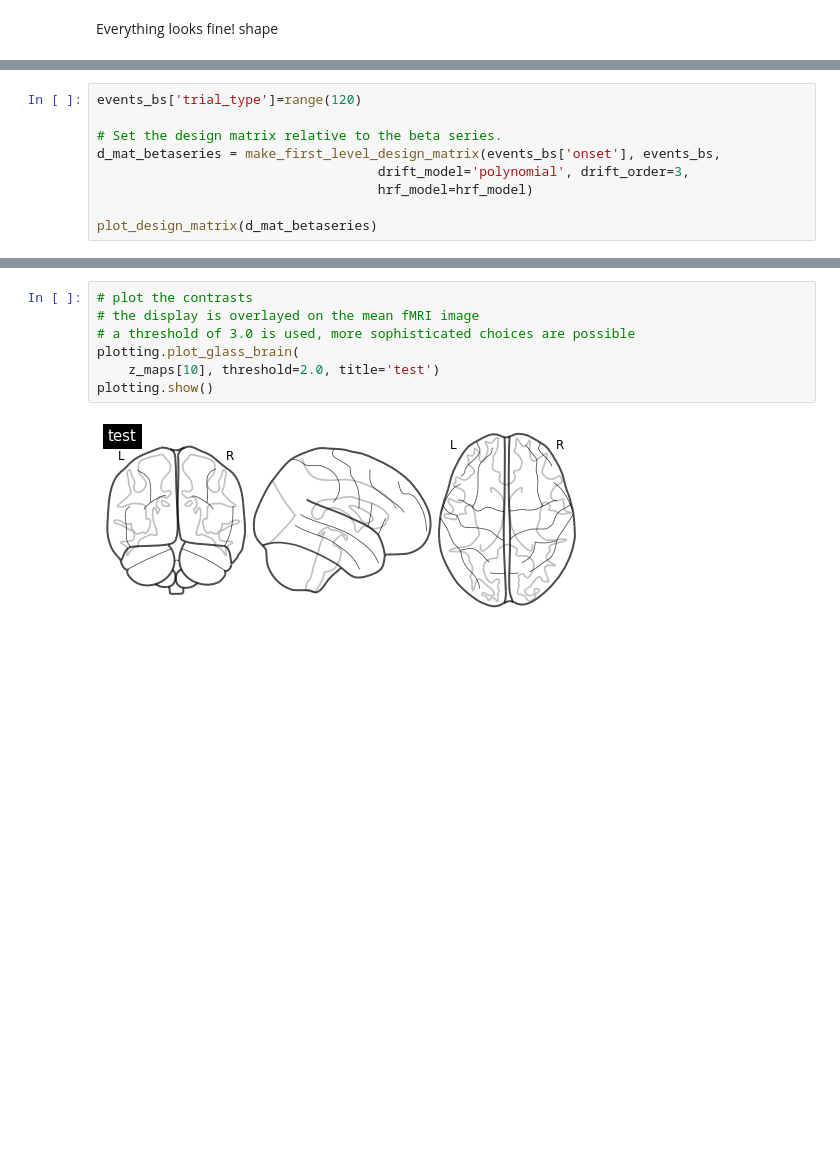
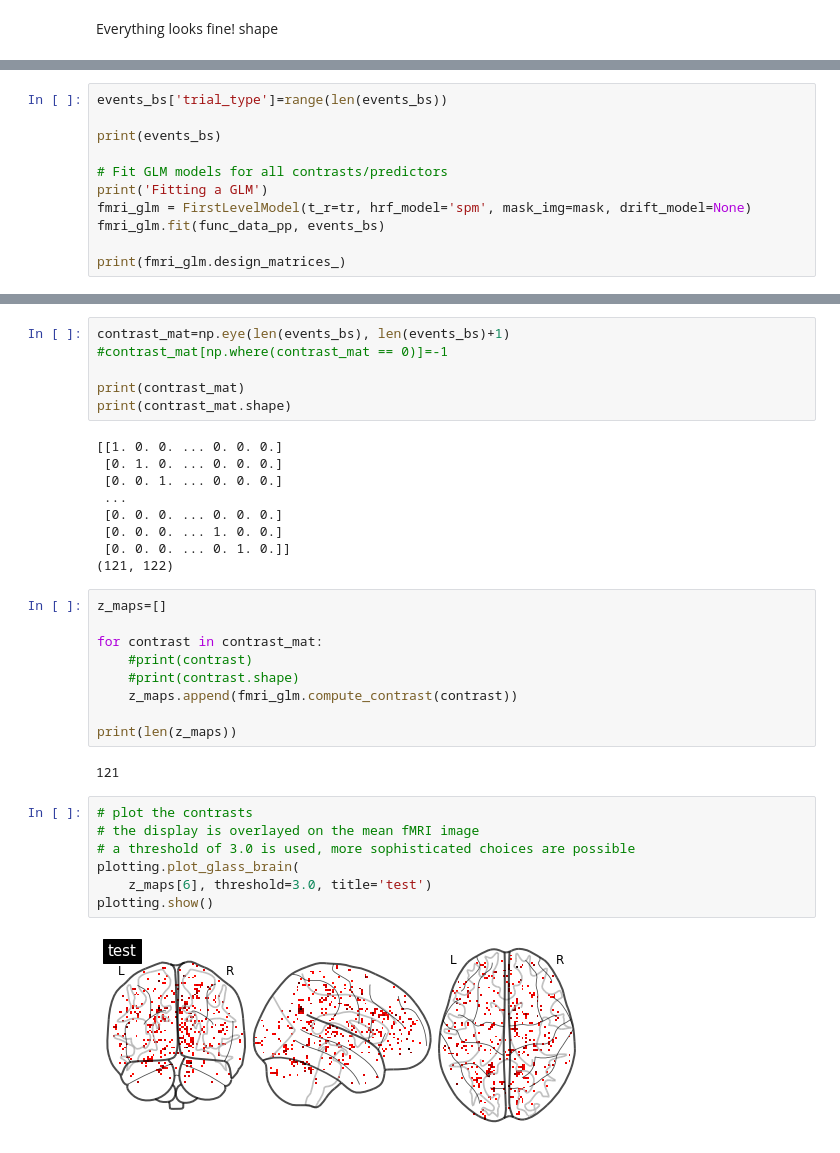
Before and after one commit to brunodireito/MVPA-speech_project, a Jupyter notebook: MVPA-project-admin/pipeline_explained.ipynb, the cells around one changed output, grey strips where cells are left out. Drawn from its saved outputs; the diff is of its cells as text; blank space fills up the shorter version.

```diff
--- a/MVPA-project-admin/pipeline_explained.ipynb
+++ b/MVPA-project-admin/pipeline_explained.ipynb
@@ -199,9 +200,0 @@ print(events_bs)
-# %%
-events_bs['trial_type']=range(120)
-
-# Set the design matrix relative to the beta series.
-d_mat_betaseries = make_first_level_design_matrix(events_bs['onset'], events_bs,
-                                    drift_model='polynomial', drift_order=3,
-                                    hrf_model=hrf_model)
-
-plot_design_matrix(d_mat_betaseries)
@@ -249,0 +201,11 @@ IndexError: index 120 is out of bounds for axis 0 with size 120
+# %%
+events_bs['trial_type']=range(len(events_bs))
+
+print(events_bs)
+
+# Fit GLM models for all contrasts/predictors
+print('Fitting a GLM')
+fmri_glm = FirstLevelModel(t_r=tr, hrf_model='spm', mask_img=mask, drift_model=None)
+fmri_glm.fit(func_data_pp, events_bs)
+
+print(fmri_glm.design_matrices_)
@@ -250,9 +250,35 @@ IndexError: index 120 is out of bounds for axis 0 with size 120
+# %%
+contrast_mat=np.eye(len(events_bs), len(events_bs)+1)
+#contrast_mat[np.where(contrast_mat == 0)]=-1
+
+print(contrast_mat)
+print(contrast_mat.shape)
+# %% [output]
+[[1. 0. 0. ... 0. 0. 0.]
+ [0. 1. 0. ... 0. 0. 0.]
+ [0. 0. 1. ... 0. 0. 0.]
+ ...
+ [0. 0. 0. ... 0. 0. 0.]
+ [0. 0. 0. ... 1. 0. 0.]
+ [0. 0. 0. ... 0. 1. 0.]]
+(121, 122)
+# %%
+z_maps=[]
+
+for contrast in contrast_mat:
+    #print(contrast)
+    #print(contrast.shape)
+    z_maps.append(fmri_glm.compute_contrast(contrast))
+
+print(len(z_maps))
+# %% [output]
+121
 # %%
 # plot the contrasts
 # the display is overlayed on the mean fMRI image
 # a threshold of 3.0 is used, more sophisticated choices are possible
 plotting.plot_glass_brain(
-    z_maps[10], threshold=2.0, title='test')
+    z_maps[6], threshold=3.0, title='test')
 plotting.show()
 # %% [output]
-[figure, old version]
+[figure, new version]
```
Also changed, not shown: parts of 17 cells of this notebook.
